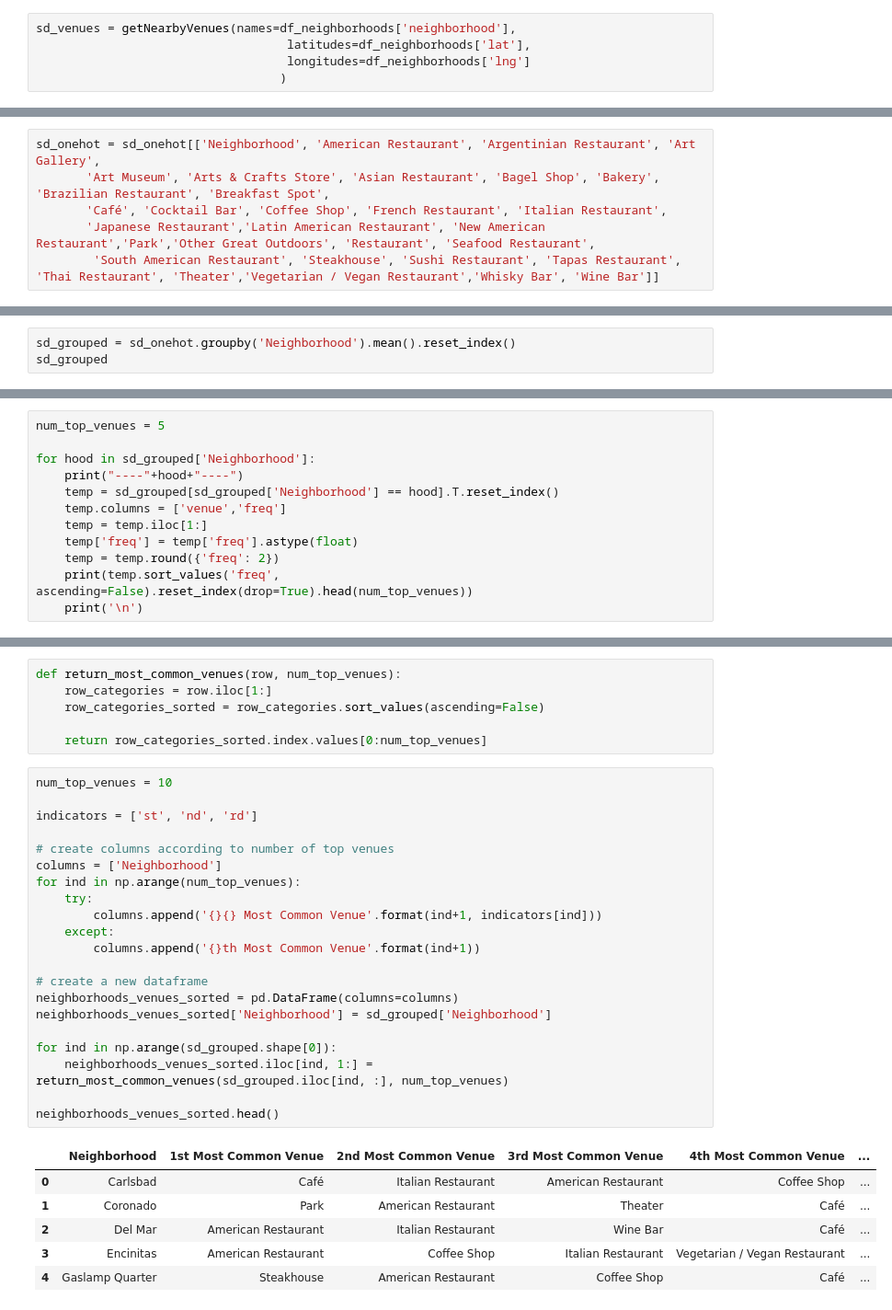
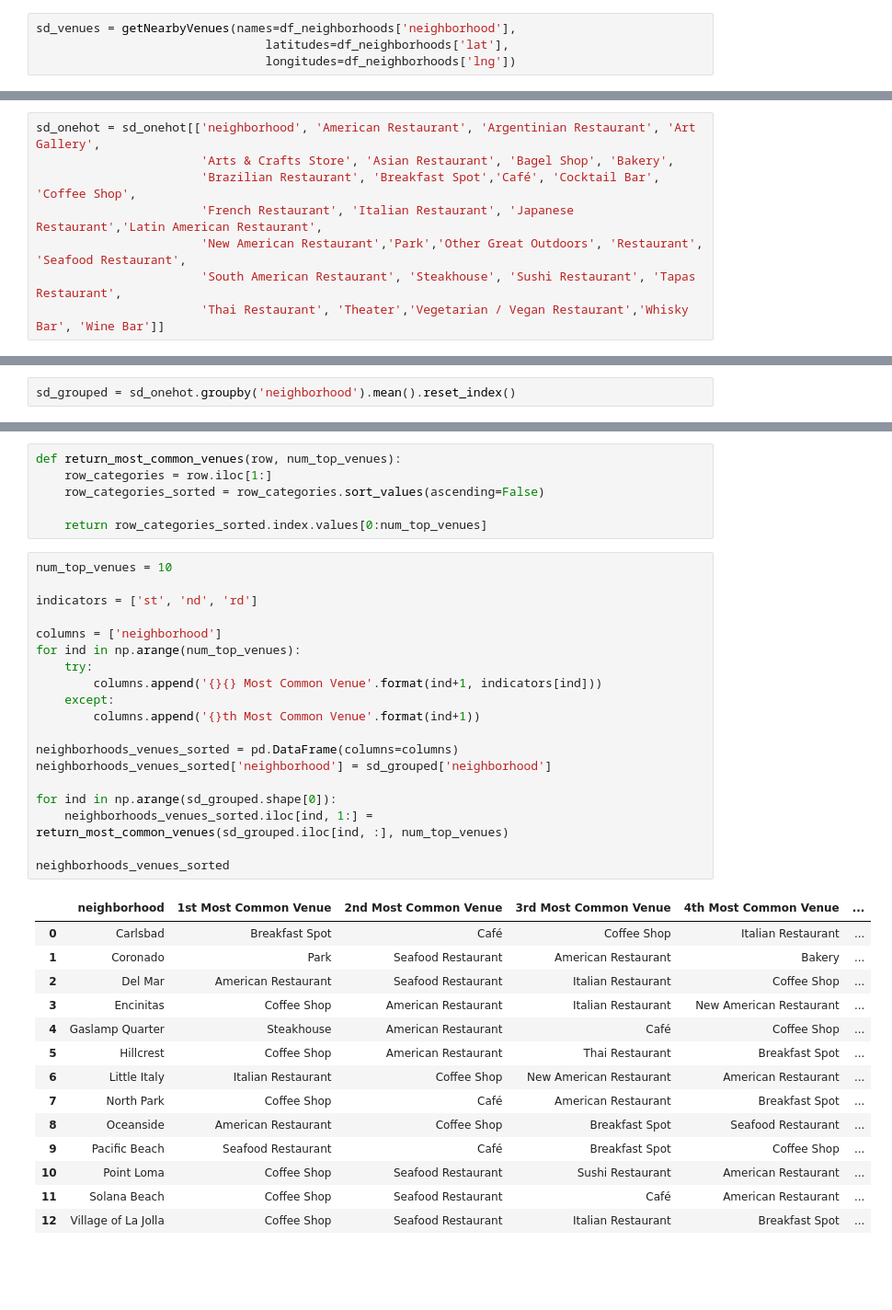
Before and after one commit to dominikalad/Coursera_Capstone, a Jupyter notebook: Capstone_DS_Project-Foursquare.ipynb, the cells around one changed output, grey strips where cells are left out. Shown at 92% size. Saved outputs shown, nothing was run; the diff lists cells and outputs as text; blank space fills up the shorter version.

```diff
--- a/Capstone_DS_Project-Foursquare.ipynb
+++ b/Capstone_DS_Project-Foursquare.ipynb
@@ -230,8 +215,7 @@ def getNearbyVenues(names, latitudes, longitudes, radius=500):
 # %%
 sd_venues = getNearbyVenues(names=df_neighborhoods['neighborhood'],
-                                   latitudes=df_neighborhoods['lat'],
-                                   longitudes=df_neighborhoods['lng']
-                                  )
+                                latitudes=df_neighborhoods['lat'],
+                                longitudes=df_neighborhoods['lng'])
 # %% [output]
 Encinitas
 Del Mar
@@ -374,6 +287,8 @@ sd_onehot.head()
 # %%
-sd_onehot = sd_onehot[['Neighborhood', 'American Restaurant', 'Argentinian Restaurant', 'Art Gallery',
-       'Art Museum', 'Arts & Crafts Store', 'Asian Restaurant', 'Bagel Shop', 'Bakery', 'Brazilian Restaurant', 'Breakfast Spot',
-       'Café', 'Cocktail Bar', 'Coffee Shop', 'French Restaurant', 'Italian Restaurant',
-       'Japanese Restaurant','Latin American Restaurant', 'New American Restaurant','Park','Other Great Outdoors', 'Restaurant', 'Seafood Restaurant',
-        'South American Restaurant', 'Steakhouse', 'Sushi Restaurant', 'Tapas Restaurant', 'Thai Restaurant', 'Theater','Vegetarian / Vegan Restaurant','Whisky Bar', 'Wine Bar']]
+sd_onehot = sd_onehot[['neighborhood', 'American Restaurant', 'Argentinian Restaurant', 'Art Gallery',
+                       'Arts & Crafts Store', 'Asian Restaurant', 'Bagel Shop', 'Bakery',
+                       'Brazilian Restaurant', 'Breakfast Spot','Café', 'Cocktail Bar', 'Coffee Shop',
+                       'French Restaurant', 'Italian Restaurant', 'Japanese Restaurant','Latin American Restaurant',
+                       'New American Restaurant','Park','Other Great Outdoors', 'Restaurant', 'Seafood Restaurant',
+                       'South American Restaurant', 'Steakhouse', 'Sushi Restaurant', 'Tapas Restaurant',
+                       'Thai Restaurant', 'Theater','Vegetarian / Vegan Restaurant','Whisky Bar', 'Wine Bar']]
@@ -380,3 +305,2 @@ sd_onehot = sd_onehot[['Neighborhood', 'American Restaurant', 'Argentinian Resta
 # %%
-sd_grouped = sd_onehot.groupby('Neighborhood').mean().reset_index()
-sd_grouped
+sd_grouped = sd_onehot.groupby('neighborhood').mean().reset_index()
@@ -399,12 +306,0 @@ sd_grouped
-# %%
-num_top_venues = 5
-
-for hood in sd_grouped['Neighborhood']:
-    print("----"+hood+"----")
-    temp = sd_grouped[sd_grouped['Neighborhood'] == hood].T.reset_index()
-    temp.columns = ['venue','freq']
-    temp = temp.iloc[1:]
-    temp['freq'] = temp['freq'].astype(float)
-    temp = temp.round({'freq': 2})
-    print(temp.sort_values('freq', ascending=False).reset_index(drop=True).head(num_top_venues))
-    print('\n')
@@ -435,28 +316,34 @@ def return_most_common_venues(row, num_top_venues):
 # %%
 num_top_venues = 10
 
 indicators = ['st', 'nd', 'rd']
 
-# create columns according to number of top venues
-columns = ['Neighborhood']
+columns = ['neighborhood']
 for ind in np.arange(num_top_venues):
     try:
         columns.append('{}{} Most Common Venue'.format(ind+1, indicators[ind]))
     except:
         columns.append('{}th Most Common Venue'.format(ind+1))
 
-# create a new dataframe
 neighborhoods_venues_sorted = pd.DataFrame(columns=columns)
-neighborhoods_venues_sorted['Neighborhood'] = sd_grouped['Neighborhood']
+neighborhoods_venues_sorted['neighborhood'] = sd_grouped['neighborhood']
 
 for ind in np.arange(sd_grouped.shape[0]):
     neighborhoods_venues_sorted.iloc[ind, 1:] = return_most_common_venues(sd_grouped.iloc[ind, :], num_top_venues)
 
-neighborhoods_venues_sorted.head()
+neighborhoods_venues_sorted
 # %% [output]
-|  | Neighborhood | 1st Most Common Venue | 2nd Most Common Venue | 3rd Most Common Venue | 4th Most Common Venue | ... |
-| 0 | Carlsbad | Café | Italian Restaurant | American Restaurant | Coffee Shop | ... |
-| 1 | Coronado | Park | American Restaurant | Theater | Café | ... |
-| 2 | Del Mar | American Restaurant | Italian Restaurant | Wine Bar | Café | ... |
-| 3 | Encinitas | American Restaurant | Coffee Shop | Italian Restaurant | Vegetarian / Vegan Restaurant | ... |
-| 4 | Gaslamp Quarter | Steakhouse | American Restaurant | Coffee Shop | Café | ... |
+|  | neighborhood | 1st Most Common Venue | 2nd Most Common Venue | 3rd Most Common Venue | 4th Most Common Venue | ... |
+| 0 | Carlsbad | Breakfast Spot | Café | Coffee Shop | Italian Restaurant | ... |
+| 1 | Coronado | Park | Seafood Restaurant | American Restaurant | Bakery | ... |
+| 2 | Del Mar | American Restaurant | Seafood Restaurant | Italian Restaurant | Coffee Shop | ... |
+| 3 | Encinitas | Coffee Shop | American Restaurant | Italian Restaurant | New American Restaurant | ... |
+| 4 | Gaslamp Quarter | Steakhouse | American Restaurant | Café | Coffee Shop | ... |
+| 5 | Hillcrest | Coffee Shop | American Restaurant | Thai Restaurant | Breakfast Spot | ... |
+| 6 | Little Italy | Italian Restaurant | Coffee Shop | New American Restaurant | American Restaurant | ... |
+| 7 | North Park | Coffee Shop | Café | American Restaurant | Breakfast Spot | ... |
+| 8 | Oceanside | American Restaurant | Coffee Shop | Breakfast Spot | Seafood Restaurant | ... |
+| 9 | Pacific Beach | Seafood Restaurant | Café | Breakfast Spot | Coffee Shop | ... |
+| 10 | Point Loma | Coffee Shop | Seafood Restaurant | Sushi Restaurant | American Restaurant | ... |
+| 11 | Solana Beach | Coffee Shop | Seafood Restaurant | Café | American Restaurant | ... |
+| 12 | Village of La Jolla | Coffee Shop | Seafood Restaurant | Italian Restaurant | Breakfast Spot | ... |
```
Also changed, not shown: parts of 48 cells of this notebook.
